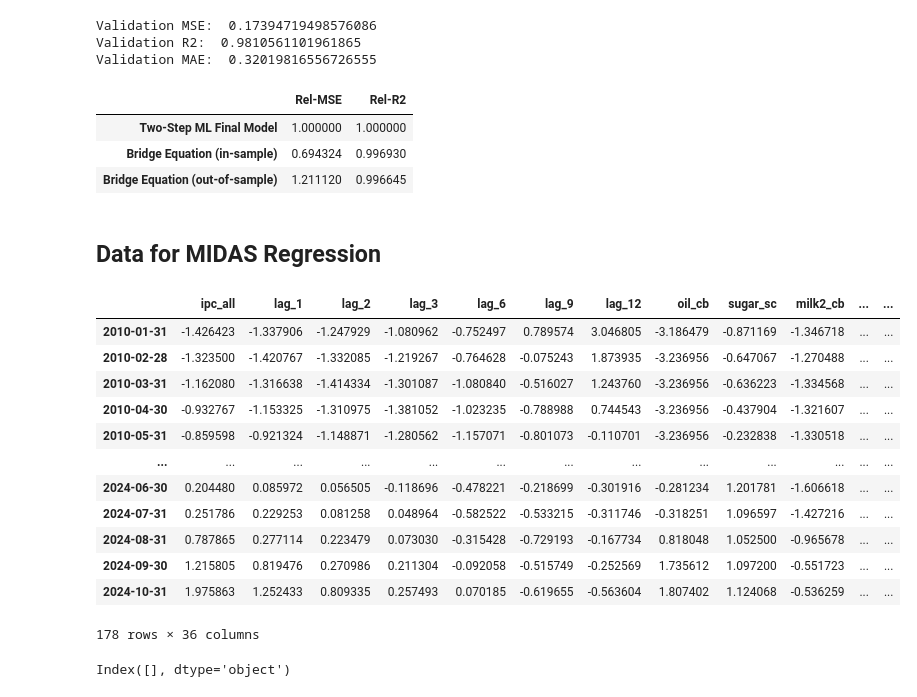
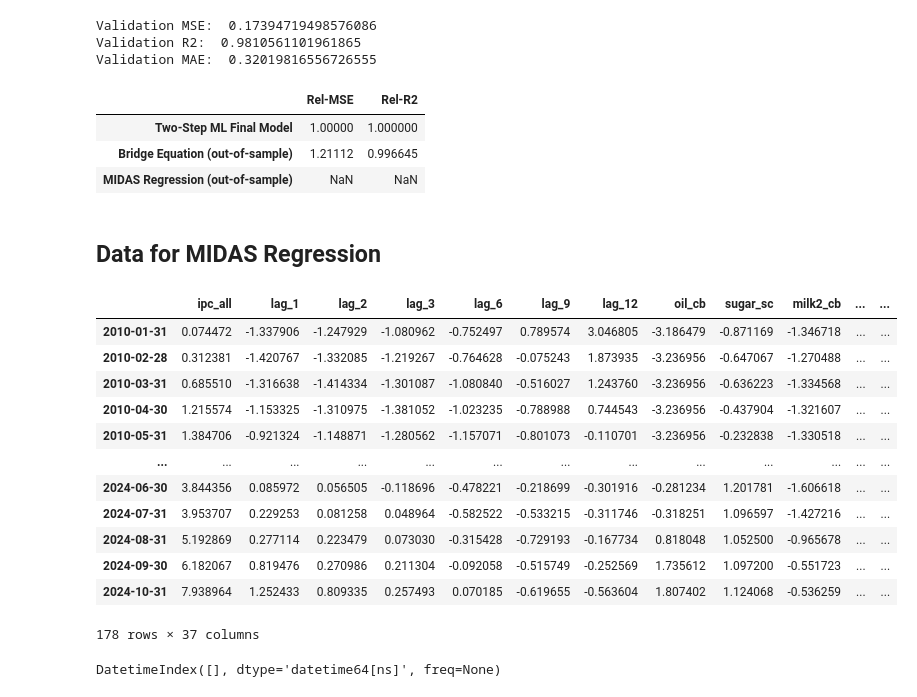
Before and after one commit to osmarbolivar/High-Freq-Inflation-Forecast-2SML, a Jupyter notebook: F3_Forecast.ipynb, the cells around one changed output. Saved outputs shown, nothing was run; the diff lists cells and outputs as text; code cells hidden in the pictures.

```diff
--- a/F3_Forecast.ipynb
+++ b/F3_Forecast.ipynb
@@ -894,46 +894,49 @@ Validation R2:  0.9810561101961865
 Validation MAE:  0.32019816556726555
 # %%
 tab_comparison = pd.DataFrame(
-    {"Rel-MSE": [mse_val_ridge/mse_val_ridge, mse_train_bridge/mse_val_ridge, mse_val_bridge/mse_val_ridge],
-     "Rel-R2": [r2_val_ridge/r2_val_ridge, r2_train_bridge/r2_val_ridge, r2_val_bridge/r2_val_ridge]
-    }, index=["Two-Step ML Final Model", "Bridge Equation (in-sample)", "Bridge Equation (out-of-sample)"]
+    {"Rel-MSE": [mse_val_ridge/mse_val_ridge, mse_val_bridge/mse_val_ridge, np.nan],
+     "Rel-R2": [r2_val_ridge/r2_val_ridge, r2_val_bridge/r2_val_ridge, np.nan]
+    }, index=["Two-Step ML Final Model", "Bridge Equation (out-of-sample)", "MIDAS Regression (out-of-sample)"]
 )
 
 tab_comparison
 # %% [output]
 |  | Rel-MSE | Rel-R2 |
-| Two-Step ML Final Model | 1.000000 | 1.000000 |
-| Bridge Equation (in-sample) | 0.694324 | 0.996930 |
-| Bridge Equation (out-of-sample) | 1.211120 | 0.996645 |
+| Two-Step ML Final Model | 1.00000 | 1.000000 |
+| Bridge Equation (out-of-sample) | 1.21112 | 0.996645 |
+| MIDAS Regression (out-of-sample) | NaN | NaN |
 # %% [markdown]
 ## Data for MIDAS Regression
 # %%
 month_train = train_scaled.copy()
 month_train['set'] = 'train'
+month_train['ipc_all'] = train['ipc_all']
 
 month_validation = validation_scaled.copy()
 month_validation['set'] = 'validation'
+month_validation['ipc_all'] = validation['ipc_all']
 
 month_midas = pd.concat([month_train, month_validation], axis=0).sort_index(ascending=True)
 month_midas.index = pd.to_datetime(month_midas.index)
+month_midas['freq'] = "month"
 
 month_midas
 # %% [output]
 |  | ipc_all | lag_1 | lag_2 | lag_3 | lag_6 | lag_9 | lag_12 | oil_cb | sugar_sc | milk2_cb | ... | ... |
-| 2010-01-31 | -1.426423 | -1.337906 | -1.247929 | -1.080962 | -0.752497 | 0.789574 | 3.046805 | -3.186479 | -0.871169 | -1.346718 | ... | ... |
-| 2010-02-28 | -1.323500 | -1.420767 | -1.332085 | -1.219267 | -0.764628 | -0.075243 | 1.873935 | -3.236956 | -0.647067 | -1.270488 | ... | ... |
-| 2010-03-31 | -1.162080 | -1.316638 | -1.414334 | -1.301087 | -1.080840 | -0.516027 | 1.243760 | -3.236956 | -0.636223 | -1.334568 | ... | ... |
-| 2010-04-30 | -0.932767 | -1.153325 | -1.310975 | -1.381052 | -1.023235 | -0.788988 | 0.744543 | -3.236956 | -0.437904 | -1.321607 | ... | ... |
-| 2010-05-31 | -0.859598 | -0.921324 | -1.148871 | -1.280562 | -1.157071 | -0.801073 | -0.110701 | -3.236956 | -0.232838 | -1.330518 | ... | ... |
+| 2010-01-31 | 0.074472 | -1.337906 | -1.247929 | -1.080962 | -0.752497 | 0.789574 | 3.046805 | -3.186479 | -0.871169 | -1.346718 | ... | ... |
+| 2010-02-28 | 0.312381 | -1.420767 | -1.332085 | -1.219267 | -0.764628 | -0.075243 | 1.873935 | -3.236956 | -0.647067 | -1.270488 | ... | ... |
+| 2010-03-31 | 0.685510 | -1.316638 | -1.414334 | -1.301087 | -1.080840 | -0.516027 | 1.243760 | -3.236956 | -0.636223 | -1.334568 | ... | ... |
+| 2010-04-30 | 1.215574 | -1.153325 | -1.310975 | -1.381052 | -1.023235 | -0.788988 | 0.744543 | -3.236956 | -0.437904 | -1.321607 | ... | ... |
+| 2010-05-31 | 1.384706 | -0.921324 | -1.148871 | -1.280562 | -1.157071 | -0.801073 | -0.110701 | -3.236956 | -0.232838 | -1.330518 | ... | ... |
 | ... | ... | ... | ... | ... | ... | ... | ... | ... | ... | ... | ... | ... |
-| 2024-06-30 | 0.204480 | 0.085972 | 0.056505 | -0.118696 | -0.478221 | -0.218699 | -0.301916 | -0.281234 | 1.201781 | -1.606618 | ... | ... |
-| 2024-07-31 | 0.251786 | 0.229253 | 0.081258 | 0.048964 | -0.582522 | -0.533215 | -0.311746 | -0.318251 | 1.096597 | -1.427216 | ... | ... |
-| 2024-08-31 | 0.787865 | 0.277114 | 0.223479 | 0.073030 | -0.315428 | -0.729193 | -0.167734 | 0.818048 | 1.052500 | -0.965678 | ... | ... |
-| 2024-09-30 | 1.215805 | 0.819476 | 0.270986 | 0.211304 | -0.092058 | -0.515749 | -0.252569 | 1.735612 | 1.097200 | -0.551723 | ... | ... |
-| 2024-10-31 | 1.975863 | 1.252433 | 0.809335 | 0.257493 | 0.070185 | -0.619655 | -0.563604 | 1.807402 | 1.124068 | -0.536259 | ... | ... |
+| 2024-06-30 | 3.844356 | 0.085972 | 0.056505 | -0.118696 | -0.478221 | -0.218699 | -0.301916 | -0.281234 | 1.201781 | -1.606618 | ... | ... |
+| 2024-07-31 | 3.953707 | 0.229253 | 0.081258 | 0.048964 | -0.582522 | -0.533215 | -0.311746 | -0.318251 | 1.096597 | -1.427216 | ... | ... |
+| 2024-08-31 | 5.192869 | 0.277114 | 0.223479 | 0.073030 | -0.315428 | -0.729193 | -0.167734 | 0.818048 | 1.052500 | -0.965678 | ... | ... |
+| 2024-09-30 | 6.182067 | 0.819476 | 0.270986 | 0.211304 | -0.092058 | -0.515749 | -0.252569 | 1.735612 | 1.097200 | -0.551723 | ... | ... |
+| 2024-10-31 | 7.938964 | 1.252433 | 0.809335 | 0.257493 | 0.070185 | -0.619655 | -0.563604 | 1.807402 | 1.124068 | -0.536259 | ... | ... |
-178 rows × 36 columns
+178 rows × 37 columns
 # %%
-repeated_indices_df_d = df_d.index[df_d.index.duplicated()]
-print(repeated_indices_df_d)
+repeated_indices_m = month_midas.index[month_midas.index.duplicated()]
+print(repeated_indices_m)
 # %% [output]
-Index([], dtype='object')
+DatetimeIndex([], dtype='datetime64[ns]', freq=None)
```
Also changed, not shown: parts of 17 cells of this notebook, 7 other files.
